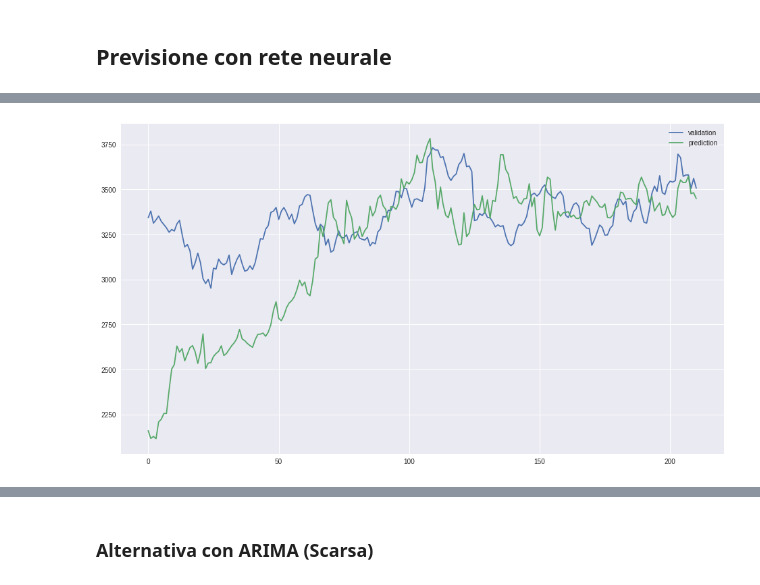
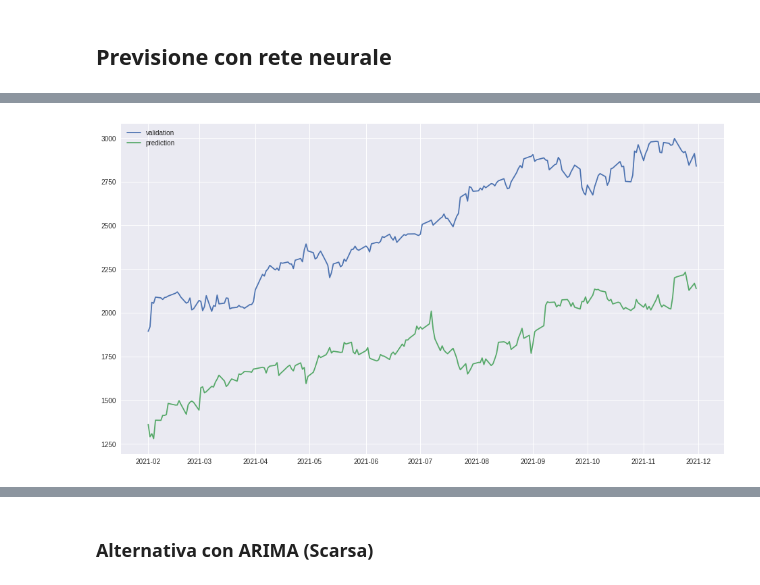
Before and after one commit to gabrielecanesi/Business-Intelligence, a Jupyter notebook: notebook.ipynb, the cells around one changed output, grey strips where cells are left out. Cells and saved outputs as stored; diff of their text form; code cells hidden in the pictures.

```diff
--- a/notebook.ipynb
+++ b/notebook.ipynb
@@ -7,22 +7,15 @@ import matplotlib.pyplot as plt
 import numpy as np
 import pandas as pd
 import pandas_datareader as web
-print(plt.style.available)
 plt.style.use('seaborn')
 
 start_date = '2011-11-30'
 end_date = '2021-11-30'
 
-tickers = ['GOOGL', 'AMZN', 'PFE', 'GS', 'JPM', 'NFLX']
+tickers = ['FB', 'GOOGL', 'BAC', 'JPM', 'SBUX', 'MCD']
 
 datasets = {}
 adj_close_df = {}
-adj_close_dataset = {}
-
-
-year_moving_average = 252
-month_moving_average = 21
-MA5 = 2 * year_moving_average
 
 for ticker in tickers:
     datasets[ticker] = web.get_data_yahoo(ticker, start_date, end_date)
@@ -31,10 +24,6 @@ for ticker in tickers:
     plt.title('Prezzo di ' + ticker)
     plt.grid(True)
     plt.plot(datasets[ticker]['Adj Close'], label = 'Prezzo')
-    plt.plot(datasets[ticker]['Adj Close'].rolling(year_moving_average).mean(), label = 'Media mobile a un anno')
-    plt.plot(datasets[ticker]['Adj Close'].rolling(month_moving_average).mean(), label = 'Media mobile a un mese')
-    plt.plot(datasets[ticker]['Adj Close'].rolling(MA5).mean(), label = 'MEdia mobile a due anni')
-    adj_close_dataset[ticker] = datasets[ticker]['Adj Close']
     plt.legend()
     print(ticker + ':\n', datasets[ticker].head(), '\n')
 
@@ -140,47 +129,62 @@ from tensorflow import keras
 import sklearn.preprocessing as pre
 import tensorflow as tf
 
+val = datasets[tickers[0]].loc['2021-01-31' : '2021-11-30']
 #divido i dati in 80 mesi di training, 30 di test, 10 validazione. faccio le proporzioni
-predicted = {}
+predicted = pd.DataFrame(index = adj_close_df.index[adj_close_df.shape[0] - val.shape[0]:])
 for ticker in tickers:
-
-    sc = pre.MinMaxScaler(feature_range=(200, 300))
-
-
     data = datasets[ticker]['Adj Close']
-    s_data = sc.fit_transform(np.asarray(data).reshape(-1, 1))
-
     train = np.array(data.loc[start_date : '2018-07-30'])
     test = np.array(data.loc['2018-07-31':'2021-01-30'])
-    validation = np.array(data.loc['2021-01-31':'2021-11-30'])
+    validation = data.loc['2021-01-31':'2021-11-30']
 
     window_size = output_size = validation.shape[0]
 
-    train_inputs = np.asarray([s_data[i:i+window_size] for i in range(0, train.shape[0] - window_size)]).reshape((train.shape[0] - window_size, window_size, 1))
-    train_outputs = np.asarray([s_data[i + window_size:i + window_size + output_size] for i in range(0, train_inputs.shape[0])]).reshape((train_inputs.shape[0], output_size, 1))
+    best_model = None
+    best_scaler = None
+    best_scaled_data = None
+    best_performance = None
 
-    test_inputs = np.asarray([s_data[i:i+window_size] for i in range(train.shape[0], train.shape[0] + test.shape[0] - window_size)]).reshape((test.shape[0] - window_size, window_size, 1))
-    test_outputs = np.asarray([s_data[i + window_size : i + window_size + output_size] for i in range(train.shape[0], train.shape[0] + test_inputs.shape[0])]).reshape((test_inputs.shape[0], output_size, 1))
+    for i in range(10, 11):
+        sc = pre.MinMaxScaler(feature_range=(0, i))
+        sc = pre.FunctionTransformer(func=(lambda x: x), inverse_func=(lambda x: x))
+        s_data = sc.fit_transform(np.asarray(data).reshape(-1, 1))
+
+        train_inputs = np.asarray([s_data[i:i+window_size] for i in range(0, train.shape[0] - output_size - window_size)]).reshape((train.shape[0] - window_size - output_size, window_size, 1))
+        train_outputs = np.asarray([s_data[i + window_size:i + window_size + output_size] for i in range(0, train_inputs.shape[0])]).reshape((train_inputs.shape[0], output_size, 1))
+
+        test_inputs = np.asarray([s_data[i:i+window_size] for i in range(train.shape[0], train.shape[0] + test.shape[0] - output_size - window_size)]).reshape((test.shape[0] - window_size - output_size, window_size, 1))
+        test_outputs = np.asarray([s_data[i + window_size : i + window_size + output_size] for i in range(train.shape[0], train.shape[0] + test_inputs.shape[0])]).reshape((test_inputs.shape[0], output_size, 1))
+
+        model = keras.Sequential([
+            keras.layers.Dense(50, activation = 'relu'),
+            keras.layers.Dense(1)
+        ])
+
+        model.compile(
+            optimizer = keras.optimizers.Adam(),
+            loss='mse',
+            metrics = ['mape']
+        )
+
+        model.fit(train_inputs, train_outputs, epochs = i + 5, batch_size=i)
+
+        performance = model.evaluate(test_inputs, test_outputs)
+        print(performance)
+
+        if best_performance is None or performance[1] < best_performance[1]:
+            best_model = model
+            best_scaler = sc
+            best_scaled_data = s_data
+            best_performance = performance
+
+    predictions = pd.DataFrame(best_scaler.inverse_transform(best_model.predict(np.asarray(best_scaled_data[data.shape[0] - validation.shape[0] - window_size : data.shape[0] - validation.shape[0]]).reshape(1, window_size, 1))[0]).reshape(output_size), index=adj_close_df.index[adj_close_df.shape[0] - output_size:])
 
 
-    model = tf.keras.Sequential([
-        keras.layers.Conv1D(32, kernel_size = (1,), activation = 'relu'),
-        keras.layers.Dense(250, activation = 'relu'),
-        keras.layers.Dense(1)
-    ])
-
-    model.compile(
-        optimizer = keras.optimizers.Adam(),
-        loss='mse'
-    )
-
-    model.fit(train_inputs, train_outputs, epochs = 20, batch_size=10, validation_data = (test_inputs, test_outputs))
-
-    predictions = sc.inverse_transform(model.predict(np.asarray(s_data[data.shape[0] - validation.shape[0] - window_size : data.shape[0] - validation.shape[0]]).reshape(1, window_size, 1))[0])
     predicted[ticker] = predictions
 
     plt.figure(figsize=(16, 9))
-    plt.plot(np.asarray(validation), label = 'validation')
+    plt.plot(validation, label = 'validation')
     plt.plot(predictions, label = 'prediction')
     plt.legend()
 # %% [output]
@@ -205 +209 @@ Epoch 20/20
-[figure, old version]
+[figure, new version]
```
Also changed, not shown: parts of 11 cells of this notebook.
